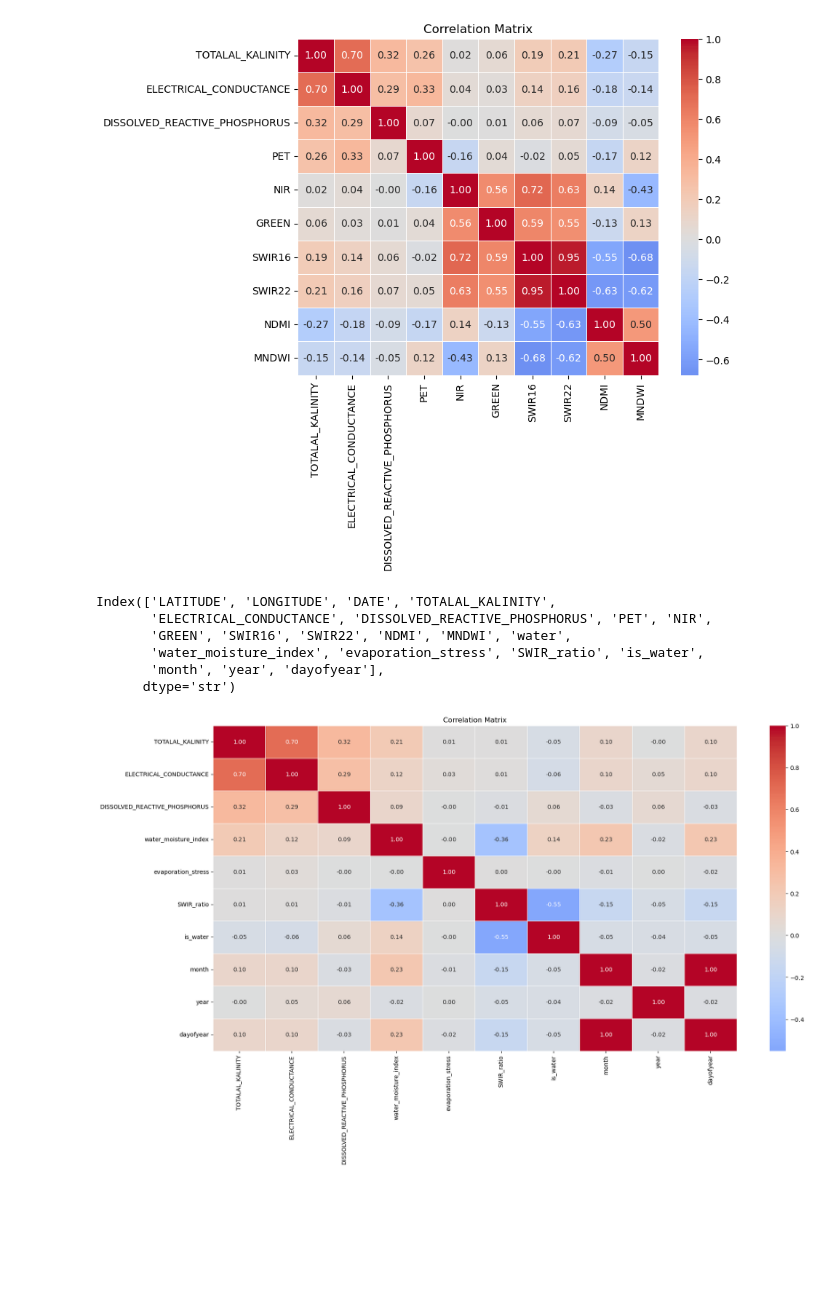
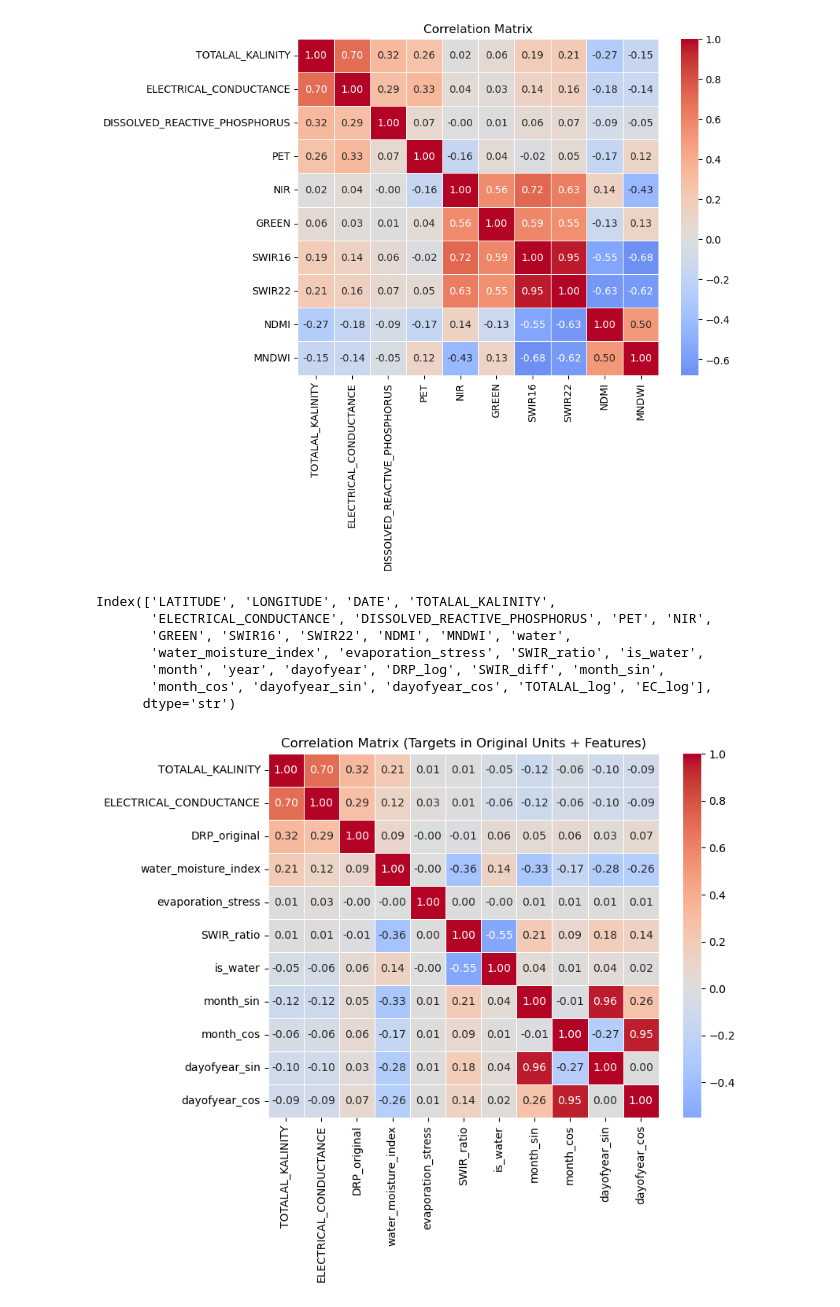
Before and after one commit to h2woobin/AI-Water-Project-, a Jupyter notebook: model/lightgbm_model.ipynb, the cells around one changed output. Cells and saved outputs as stored; diff of their text form; code cells hidden in the pictures; blank space fills up the shorter version.

```diff
--- a/model/lightgbm_model.ipynb
+++ b/model/lightgbm_model.ipynb
@@ -61,15 +62,29 @@ plt.show()
 # %% [output]
 [figure]
 # %%
+#Feature engineering
 df["water_moisture_index"] = df["NDMI"] * df["MNDWI"]
 df["evaporation_stress"] = df["PET"] / (df["NDMI"] + 1e-6)
 df["SWIR_ratio"] = df["SWIR16"] / (df["SWIR22"] + 1e-6)
+df["SWIR_diff"] = df["SWIR16"] - df["SWIR22"]
 df["is_water"] = df["MNDWI"] > 0
 
+# Weather feature
 df["DATE"] = pd.to_datetime(df["DATE"], format='%d-%m-%Y')
 df["month"] = df["DATE"].dt.month
 df["year"] = df["DATE"].dt.year
 df["dayofyear"] = df["DATE"].dt.dayofyear
+
+# Date feature
+df["month_sin"] = np.sin(2 * np.pi * df["month"]/12)
+df["month_cos"] = np.cos(2 * np.pi * df["month"]/12)
+df["dayofyear_sin"] = np.sin(2 * np.pi * df["dayofyear"]/365)
+df["dayofyear_cos"] = np.cos(2 * np.pi * df["dayofyear"]/365)
+
+# log transform (skewed target)
+df["DRP_log"] = np.log1p(df["DISSOLVED_REACTIVE_PHOSPHORUS"])
+df["TOTALAL_log"] = np.log1p(df["TOTALAL_KALINITY"])
+df["EC_log"] = np.log1p(df["ELECTRICAL_CONDUCTANCE"])
 # %%
 df.columns
 # %% [output]
@@ -77,19 +92,34 @@ Index(['LATITUDE', 'LONGITUDE', 'DATE', 'TOTALAL_KALINITY',
        'ELECTRICAL_CONDUCTANCE', 'DISSOLVED_REACTIVE_PHOSPHORUS', 'PET', 'NIR',
        'GREEN', 'SWIR16', 'SWIR22', 'NDMI', 'MNDWI', 'water',
        'water_moisture_index', 'evaporation_stress', 'SWIR_ratio', 'is_water',
-       'month', 'year', 'dayofyear'],
+       'month', 'year', 'dayofyear', 'DRP_log', 'SWIR_diff', 'month_sin',
+       'month_cos', 'dayofyear_sin', 'dayofyear_cos', 'TOTALAL_log', 'EC_log'],
       dtype='str')
 # %%
+import matplotlib.pyplot as plt
+import seaborn as sns
+import numpy as np
 
-corr_df = df[[ 'TOTALAL_KALINITY','ELECTRICAL_CONDUCTANCE', 'DISSOLVED_REACTIVE_PHOSPHORUS','water_moisture_index', 'evaporation_stress', 'SWIR_ratio', 'is_water',
-       'month', 'year', 'dayofyear']].dropna()
+df["DRP_original"] = np.expm1(df["DRP_log"])
+
+corr_df = df[[
+    'TOTALAL_KALINITY',
+    'ELECTRICAL_CONDUCTANCE',
+    'DRP_original',
+    'water_moisture_index',
+    'evaporation_stress',
+    'SWIR_ratio',
+    'is_water',
+    'month_sin', 'month_cos',
+    'dayofyear_sin', 'dayofyear_cos'
+]].dropna()
 
 corr_matrix_2 = corr_df.corr()
 
-plt.figure(figsize=(20,10))
+plt.figure(figsize=(8,6))
 sns.heatmap(corr_matrix_2, annot=True, fmt=".2f", cmap="coolwarm", center=0, linewidths=0.7)
-plt.title("Correlation Matrix")
+plt.title("Correlation Matrix (Targets in Original Units + Features)")
 plt.show()
 # %% [output]
-[figure, old version]
+[figure, new version]
 # %%
```
Also changed, not shown: parts of 11 cells of this notebook.
